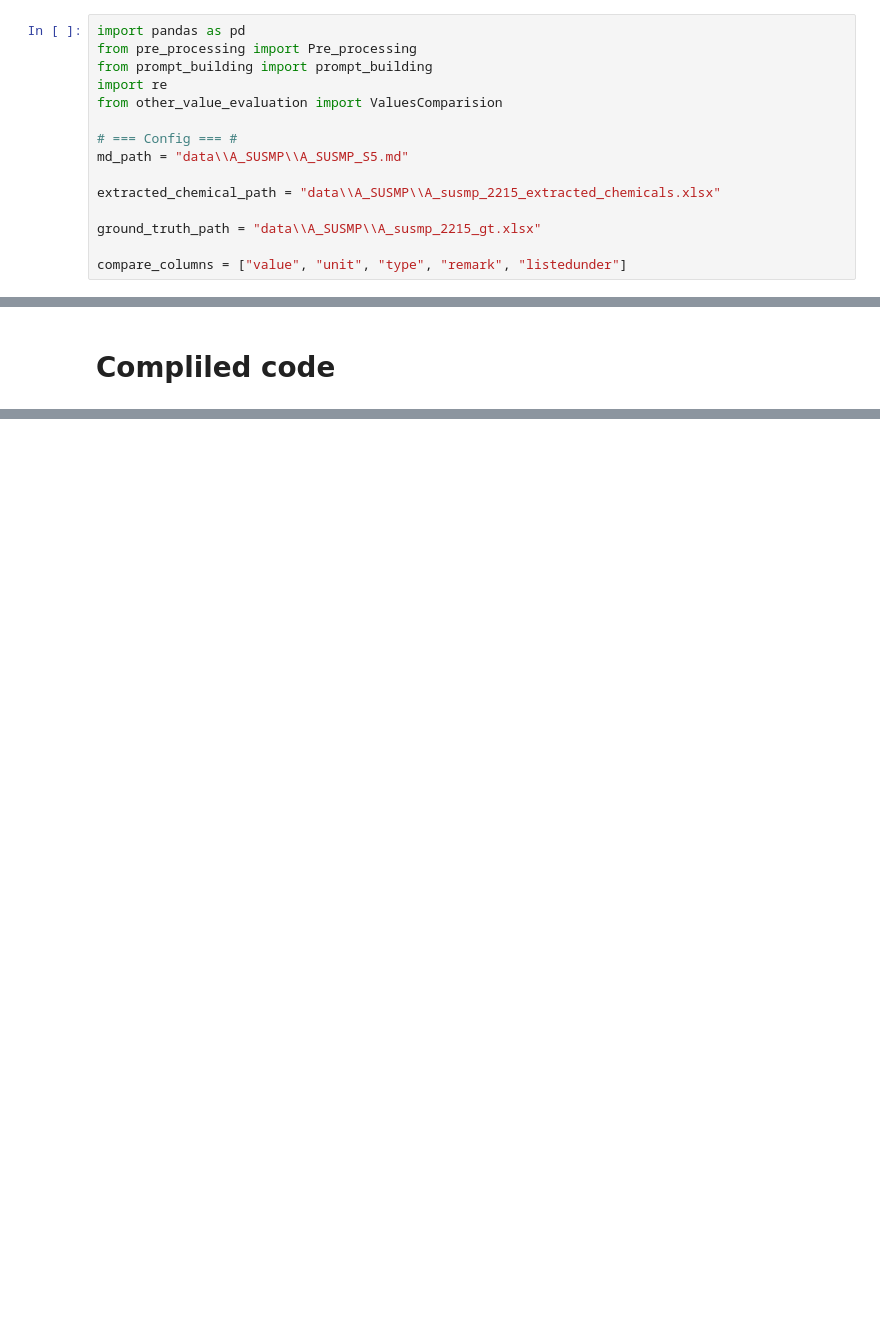
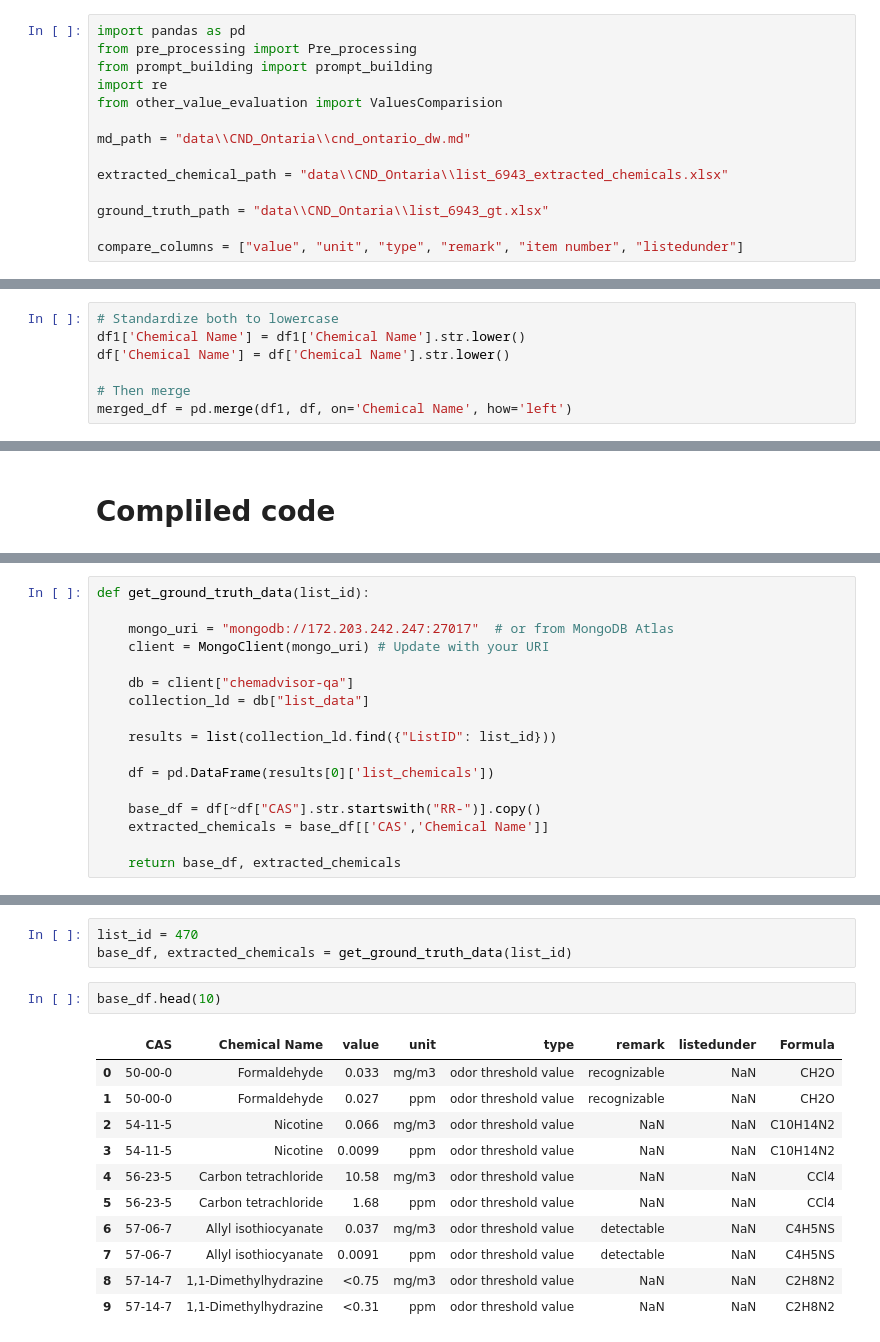
Before and after one commit to sherifissionlabs/other_values_pipeline, a Jupyter notebook: pipeline_test.ipynb, the cells around one changed output, grey strips where cells are left out. Saved outputs shown, nothing was run; the diff lists cells and outputs as text; blank space fills up the shorter version.

```diff
--- a/pipeline_test.ipynb
+++ b/pipeline_test.ipynb
@@ -298,11 +298,10 @@ from prompt_building import prompt_building
 import re
 from other_value_evaluation import ValuesComparision
 
-# === Config === #
-md_path = "data\\A_SUSMP\\A_SUSMP_S5.md"
+md_path = "data\\CND_Ontaria\\cnd_ontario_dw.md"
 
-extracted_chemical_path = "data\\A_SUSMP\\A_susmp_2215_extracted_chemicals.xlsx"
+extracted_chemical_path = "data\\CND_Ontaria\\list_6943_extracted_chemicals.xlsx"
 
-ground_truth_path = "data\\A_SUSMP\\A_susmp_2215_gt.xlsx"
+ground_truth_path = "data\\CND_Ontaria\\list_6943_gt.xlsx"
 
-compare_columns = ["value", "unit", "type", "remark", "listedunder"]
+compare_columns = ["value", "unit", "type", "remark", "item number", "listedunder"]
@@ -493 +371,8 @@ df1
+# %%
+# Standardize both to lowercase
+df1['Chemical Name'] = df1['Chemical Name'].str.lower()
+df['Chemical Name'] = df['Chemical Name'].str.lower()
+
+# Then merge
+merged_df = pd.merge(df1, df, on='Chemical Name', how='left')
 # %%
@@ -662,0 +599,17 @@ evaluation_results = ValuesComparision.evaluate_extraction_accuracy(ground_truth
+# %%
+def get_ground_truth_data(list_id):
+
+    mongo_uri = "mongodb://172.203.242.247:27017"  # or from MongoDB Atlas
+    client = MongoClient(mongo_uri) # Update with your URI
+
+    db = client["chemadvisor-qa"]
+    collection_ld = db["list_data"]
+
+    results = list(collection_ld.find({"ListID": list_id}))
+
+    df = pd.DataFrame(results[0]['list_chemicals'])
+
+    base_df = df[~df["CAS"].str.startswith("RR-")].copy()
+    extracted_chemicals = base_df[['CAS','Chemical Name']]
+
+    return base_df, extracted_chemicals
@@ -662,0 +680,17 @@ evaluation_results = ValuesComparision.evaluate_extraction_accuracy(ground_truth
+# %%
+list_id = 470
+base_df, extracted_chemicals = get_ground_truth_data(list_id)
+# %%
+base_df.head(10)
+# %% [output]
+|  | CAS | Chemical Name | value | unit | type | remark | listedunder | Formula |
+| 0 | 50-00-0 | Formaldehyde | 0.033 | mg/m3 | odor threshold value | recognizable | NaN | CH2O |
+| 1 | 50-00-0 | Formaldehyde | 0.027 | ppm | odor threshold value | recognizable | NaN | CH2O |
+| 2 | 54-11-5 | Nicotine | 0.066 | mg/m3 | odor threshold value | NaN | NaN | C10H14N2 |
+| 3 | 54-11-5 | Nicotine | 0.0099 | ppm | odor threshold value | NaN | NaN | C10H14N2 |
+| 4 | 56-23-5 | Carbon tetrachloride | 10.58 | mg/m3 | odor threshold value | NaN | NaN | CCl4 |
+| 5 | 56-23-5 | Carbon tetrachloride | 1.68 | ppm | odor threshold value | NaN | NaN | CCl4 |
+| 6 | 57-06-7 | Allyl isothiocyanate | 0.037 | mg/m3 | odor threshold value | detectable | NaN | C4H5NS |
+| 7 | 57-06-7 | Allyl isothiocyanate | 0.0091 | ppm | odor threshold value | detectable | NaN | C4H5NS |
+| 8 | 57-14-7 | 1,1-Dimethylhydrazine | <0.75 | mg/m3 | odor threshold value | NaN | NaN | C2H8N2 |
+| 9 | 57-14-7 | 1,1-Dimethylhydrazine | <0.31 | ppm | odor threshold value | NaN | NaN | C2H8N2 |
```
Also changed, not shown: parts of 46 cells of this notebook, 7 other files.
